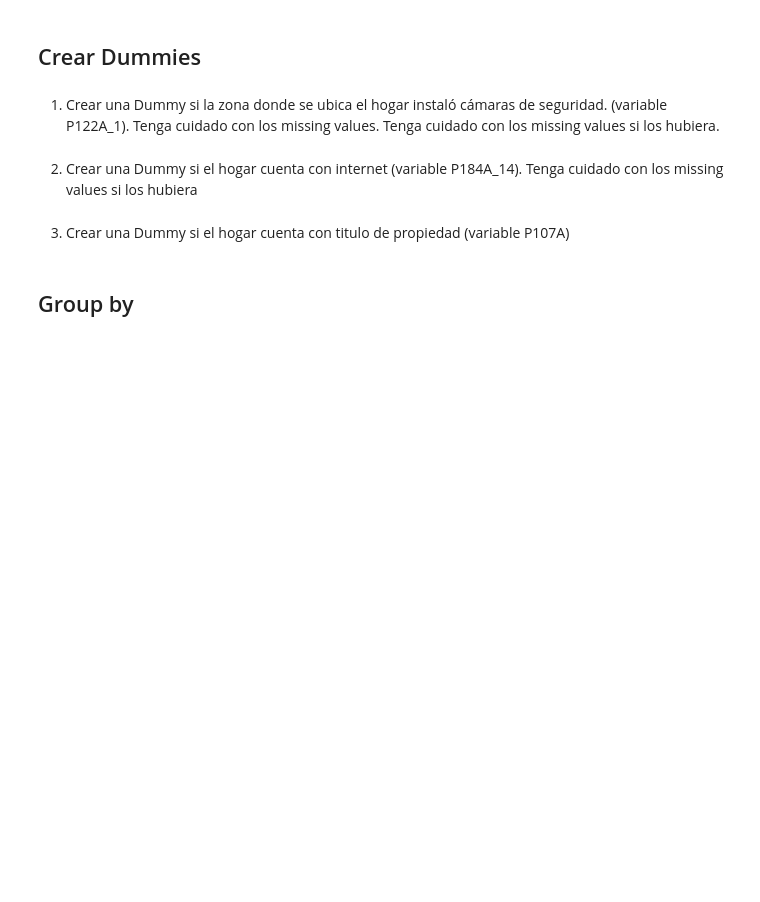
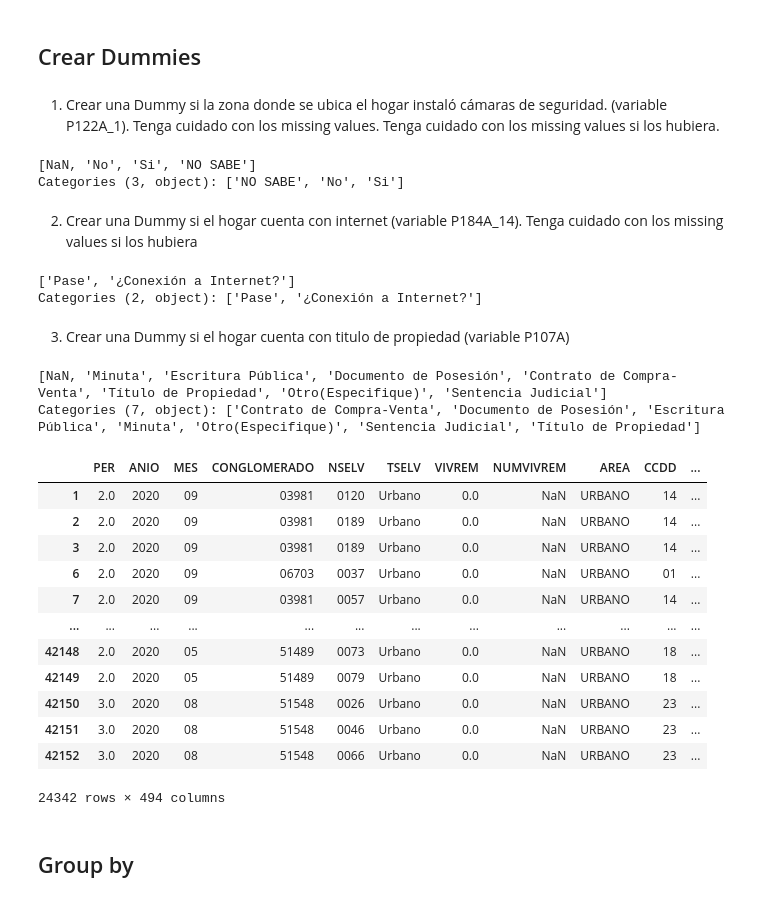
Before and after one commit to Robertopucp/1ECO35_R_PYTHON, a Jupyter notebook: Trabajo_grupal/WH4/grupo5_python_wh4.ipynb, the cells around one changed output. Drawn from its saved outputs; the diff is of its cells as text; code cells hidden in the pictures; blank space fills up the shorter version.

```diff
--- a/Trabajo_grupal/WH4/grupo5_python_wh4.ipynb
+++ b/Trabajo_grupal/WH4/grupo5_python_wh4.ipynb
@@ -22,10 +165,49 @@
 ## Crear Dummies
 # %% [markdown]
 1. Crear una Dummy si la zona donde se ubica el hogar instaló cámaras de seguridad. (variable P122A_1). Tenga cuidado con los missing values. Tenga cuidado con los missing values si los hubiera.
+# %%
+enapres2020_1['P122A_1'].unique()  # El vecindaria instaló camaras de seguridad frente a la delincuencia
+# %% [output]
+[NaN, 'No', 'Si', 'NO SABE']
+Categories (3, object): ['NO SABE', 'No', 'Si']
+# %%
+df_urban_no_dpl['Dummy_camara_seguridad'] = np.where(df_urban_no_dpl['P122A_1'] == "Si", 1, np.where(df_urban_no_dpl['P122A_1'].notnull(), 0, np.nan))
 # %% [markdown]
 2. Crear una Dummy si el hogar cuenta con internet (variable P184A_14). Tenga cuidado con los missing values si los hubiera
+# %%
+# Conexión a Internet
+enapres2020_1['P184A_14'].unique()
+# %% [output]
+['Pase', '¿Conexión a Internet?']
+Categories (2, object): ['Pase', '¿Conexión a Internet?']
+# %%
+df_urban_no_dpl['Dummy_internet'] = np.where(df_urban_no_dpl['P184A_14'] == "¿Conexión a Internet?", 1, np.where(df_urban_no_dpl['P184A_14'].notnull(), 0, np.nan))
 # %% [markdown]
 3. Crear una Dummy si el hogar cuenta con titulo de propiedad (variable P107A)
+# %%
+# Titulos de propiedad
+enapres2020_1['P107A'].unique()
+# %% [output]
+[NaN, 'Minuta', 'Escritura Pública', 'Documento de Posesión', 'Contrato de Compra-Venta', 'Título de Propiedad', 'Otro(Especifique)', 'Sentencia Judicial']
+Categories (7, object): ['Contrato de Compra-Venta', 'Documento de Posesión', 'Escritura Pública', 'Minuta', 'Otro(Especifique)', 'Sentencia Judicial', 'Título de Propiedad']
+# %%
+df_urban_no_dpl['Dummy_titulo_propiedad'] = np.where(df_urban_no_dpl['P107A'] == "Título de Propiedad", 1, np.where(df_urban_no_dpl['P107A'].notnull(), 0, np.nan))
+# %%
+df_urban_no_dpl
+# %% [output]
+|  | PER | ANIO | MES | CONGLOMERADO | NSELV | TSELV | VIVREM | NUMVIVREM | AREA | CCDD | ... |
+| 1 | 2.0 | 2020 | 09 | 03981 | 0120 | Urbano | 0.0 | NaN | URBANO | 14 | ... |
+| 2 | 2.0 | 2020 | 09 | 03981 | 0189 | Urbano | 0.0 | NaN | URBANO | 14 | ... |
+| 3 | 2.0 | 2020 | 09 | 03981 | 0189 | Urbano | 0.0 | NaN | URBANO | 14 | ... |
+| 6 | 2.0 | 2020 | 09 | 06703 | 0037 | Urbano | 0.0 | NaN | URBANO | 01 | ... |
+| 7 | 2.0 | 2020 | 09 | 03981 | 0057 | Urbano | 0.0 | NaN | URBANO | 14 | ... |
+| ... | ... | ... | ... | ... | ... | ... | ... | ... | ... | ... | ... |
+| 42148 | 2.0 | 2020 | 05 | 51489 | 0073 | Urbano | 0.0 | NaN | URBANO | 18 | ... |
+| 42149 | 2.0 | 2020 | 05 | 51489 | 0079 | Urbano | 0.0 | NaN | URBANO | 18 | ... |
+| 42150 | 3.0 | 2020 | 08 | 51548 | 0026 | Urbano | 0.0 | NaN | URBANO | 23 | ... |
+| 42151 | 3.0 | 2020 | 08 | 51548 | 0046 | Urbano | 0.0 | NaN | URBANO | 23 | ... |
+| 42152 | 3.0 | 2020 | 08 | 51548 | 0066 | Urbano | 0.0 | NaN | URBANO | 23 | ... |
+24342 rows × 494 columns
 # %% [markdown]
 ## Group by
 # %% [markdown]
```
Also changed, not shown: parts of 14 cells of this notebook.
